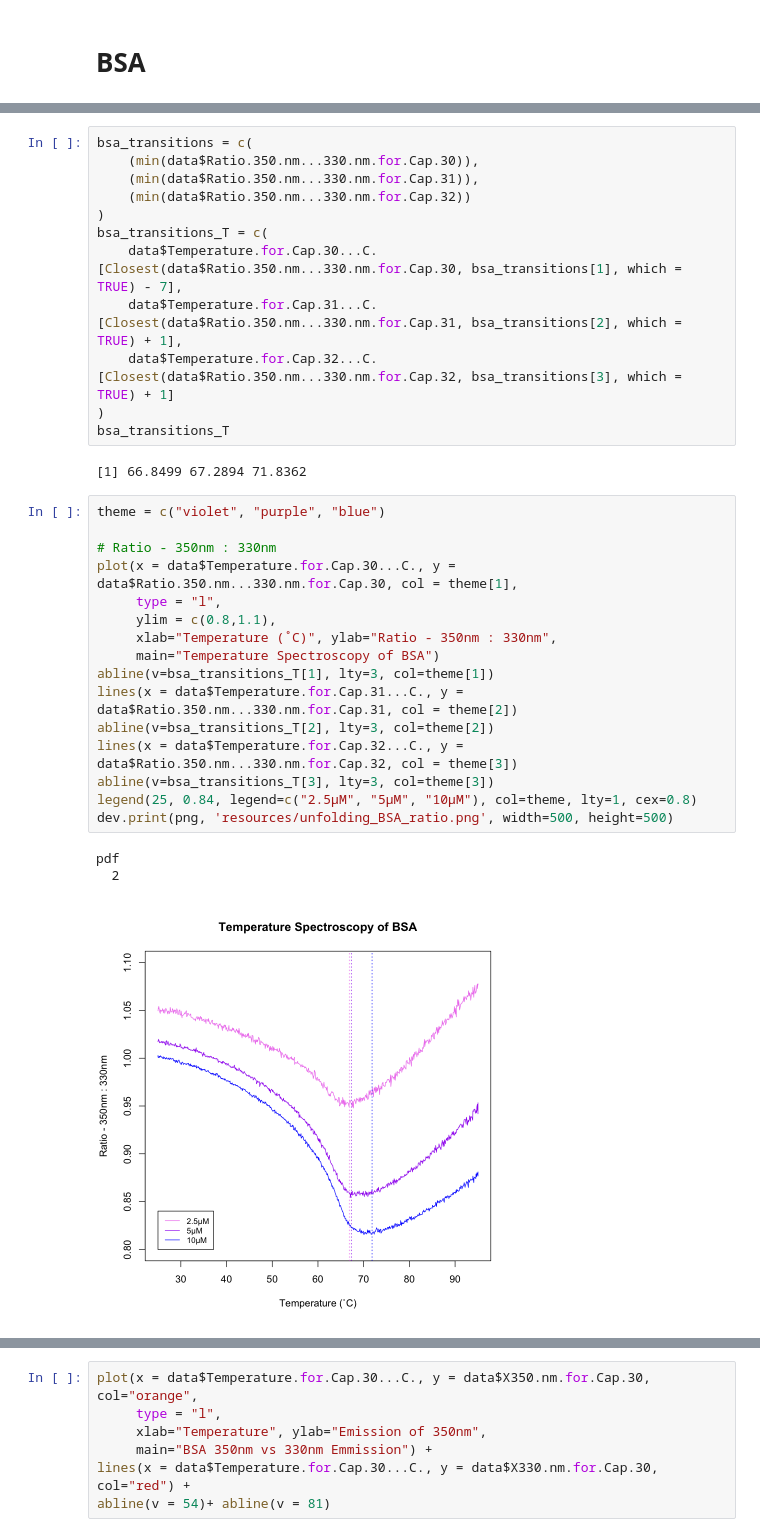
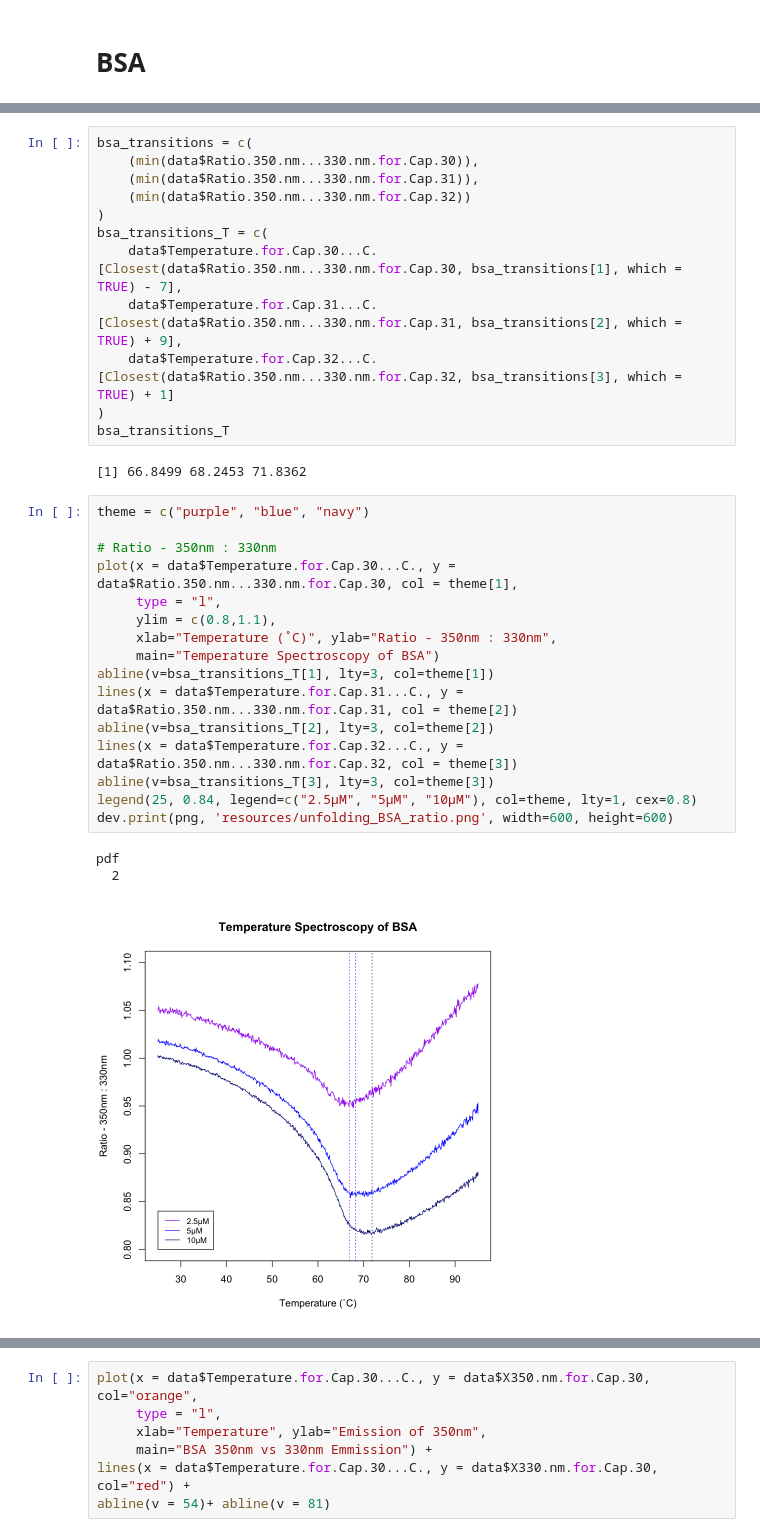
Before and after one commit to zrthxn/molbiolab, a Jupyter notebook: unfolding.ipynb, the cells around one changed output, grey strips where cells are left out. Cells and saved outputs as stored; diff of their text form.

```diff
--- a/unfolding.ipynb
+++ b/unfolding.ipynb
@@ -131,31 +131,31 @@ bsa_transitions = c(
 )
 bsa_transitions_T = c(
     data$Temperature.for.Cap.30...C.[Closest(data$Ratio.350.nm...330.nm.for.Cap.30, bsa_transitions[1], which = TRUE) - 7],
-    data$Temperature.for.Cap.31...C.[Closest(data$Ratio.350.nm...330.nm.for.Cap.31, bsa_transitions[2], which = TRUE) + 1],
+    data$Temperature.for.Cap.31...C.[Closest(data$Ratio.350.nm...330.nm.for.Cap.31, bsa_transitions[2], which = TRUE) + 9],
     data$Temperature.for.Cap.32...C.[Closest(data$Ratio.350.nm...330.nm.for.Cap.32, bsa_transitions[3], which = TRUE) + 1]
 )
 bsa_transitions_T
 # %% [output]
-[1] 66.8499 67.2894 71.8362
+[1] 66.8499 68.2453 71.8362
 # %%
-theme = c("violet", "purple", "blue")
+theme = c("purple", "blue", "navy")
 
 # Ratio - 350nm : 330nm
 plot(x = data$Temperature.for.Cap.30...C., y = data$Ratio.350.nm...330.nm.for.Cap.30, col = theme[1],
      type = "l",
      ylim = c(0.8,1.1),
      xlab="Temperature (˚C)", ylab="Ratio - 350nm : 330nm",
      main="Temperature Spectroscopy of BSA")
 abline(v=bsa_transitions_T[1], lty=3, col=theme[1])
 lines(x = data$Temperature.for.Cap.31...C., y = data$Ratio.350.nm...330.nm.for.Cap.31, col = theme[2])
 abline(v=bsa_transitions_T[2], lty=3, col=theme[2])
 lines(x = data$Temperature.for.Cap.32...C., y = data$Ratio.350.nm...330.nm.for.Cap.32, col = theme[3])
 abline(v=bsa_transitions_T[3], lty=3, col=theme[3])
 legend(25, 0.84, legend=c("2.5µM", "5µM", "10µM"), col=theme, lty=1, cex=0.8)
-dev.print(png, 'resources/unfolding_BSA_ratio.png', width=500, height=500)
+dev.print(png, 'resources/unfolding_BSA_ratio.png', width=600, height=600)
 # %% [output]
 pdf
   2
-[figure, old version]
+[figure, new version]
 # %%
 # Lys - Transition Temp vs. Conc
```
Also changed, not shown: parts of 4 cells of this notebook, 15 other files.
